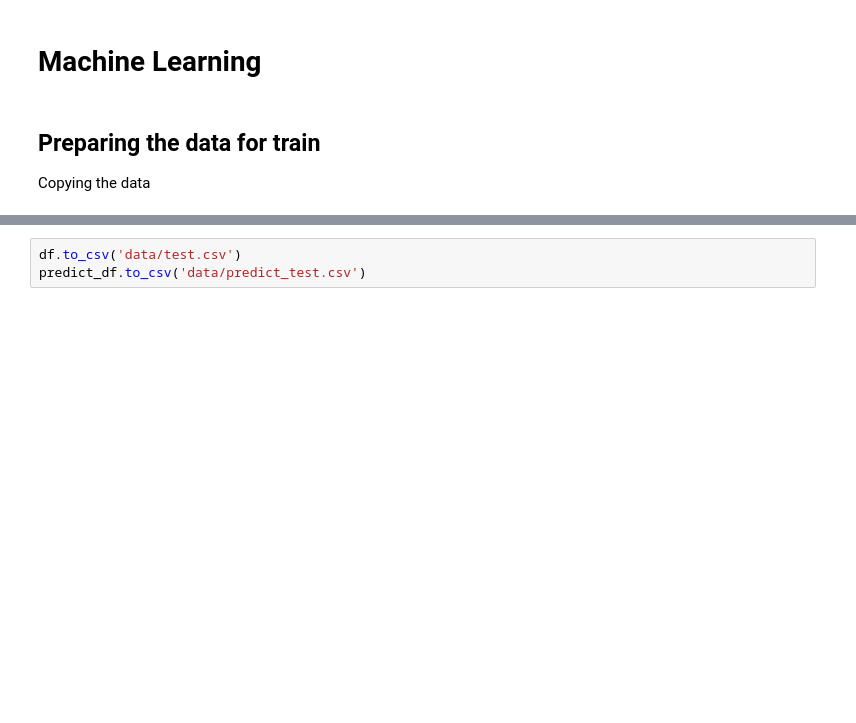
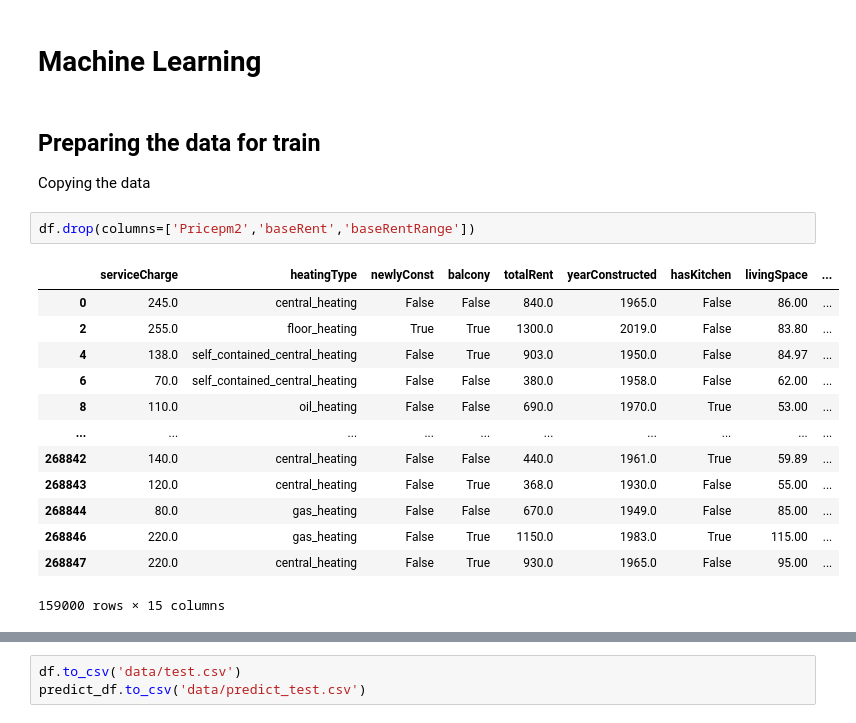
Before and after one commit to northpr/GermanyRentalPrice, a Jupyter notebook: model/Berlin_rental.ipynb, the cells around one changed output, grey strips where cells are left out. Cells and saved outputs as stored; diff of their text form; blank space fills up the shorter version.

```diff
--- a/model/Berlin_rental.ipynb
+++ b/model/Berlin_rental.ipynb
@@ -840,5 +836,21 @@ df.head()
 # %% [markdown]
 ## Preparing the data for train
 Copying the data
+# %%
+df.drop(columns=['Pricepm2','baseRent','baseRentRange'])
+# %% [output]
+|  | serviceCharge | heatingType | newlyConst | balcony | totalRent | yearConstructed | hasKitchen | livingSpace | ... |
+| 0 | 245.0 | central_heating | False | False | 840.0 | 1965.0 | False | 86.00 | ... |
+| 2 | 255.0 | floor_heating | True | True | 1300.0 | 2019.0 | False | 83.80 | ... |
+| 4 | 138.0 | self_contained_central_heating | False | True | 903.0 | 1950.0 | False | 84.97 | ... |
+| 6 | 70.0 | self_contained_central_heating | False | False | 380.0 | 1958.0 | False | 62.00 | ... |
+| 8 | 110.0 | oil_heating | False | False | 690.0 | 1970.0 | True | 53.00 | ... |
+| ... | ... | ... | ... | ... | ... | ... | ... | ... | ... |
+| 268842 | 140.0 | central_heating | False | False | 440.0 | 1961.0 | True | 59.89 | ... |
+| 268843 | 120.0 | central_heating | False | True | 368.0 | 1930.0 | False | 55.00 | ... |
+| 268844 | 80.0 | gas_heating | False | False | 670.0 | 1949.0 | False | 85.00 | ... |
+| 268846 | 220.0 | gas_heating | False | True | 1150.0 | 1983.0 | True | 115.00 | ... |
+| 268847 | 220.0 | central_heating | False | True | 930.0 | 1965.0 | False | 95.00 | ... |
+159000 rows × 15 columns
 # %%
 predict_df = df.copy()
```
Also changed, not shown: parts of 9 cells of this notebook, 45 other files.
